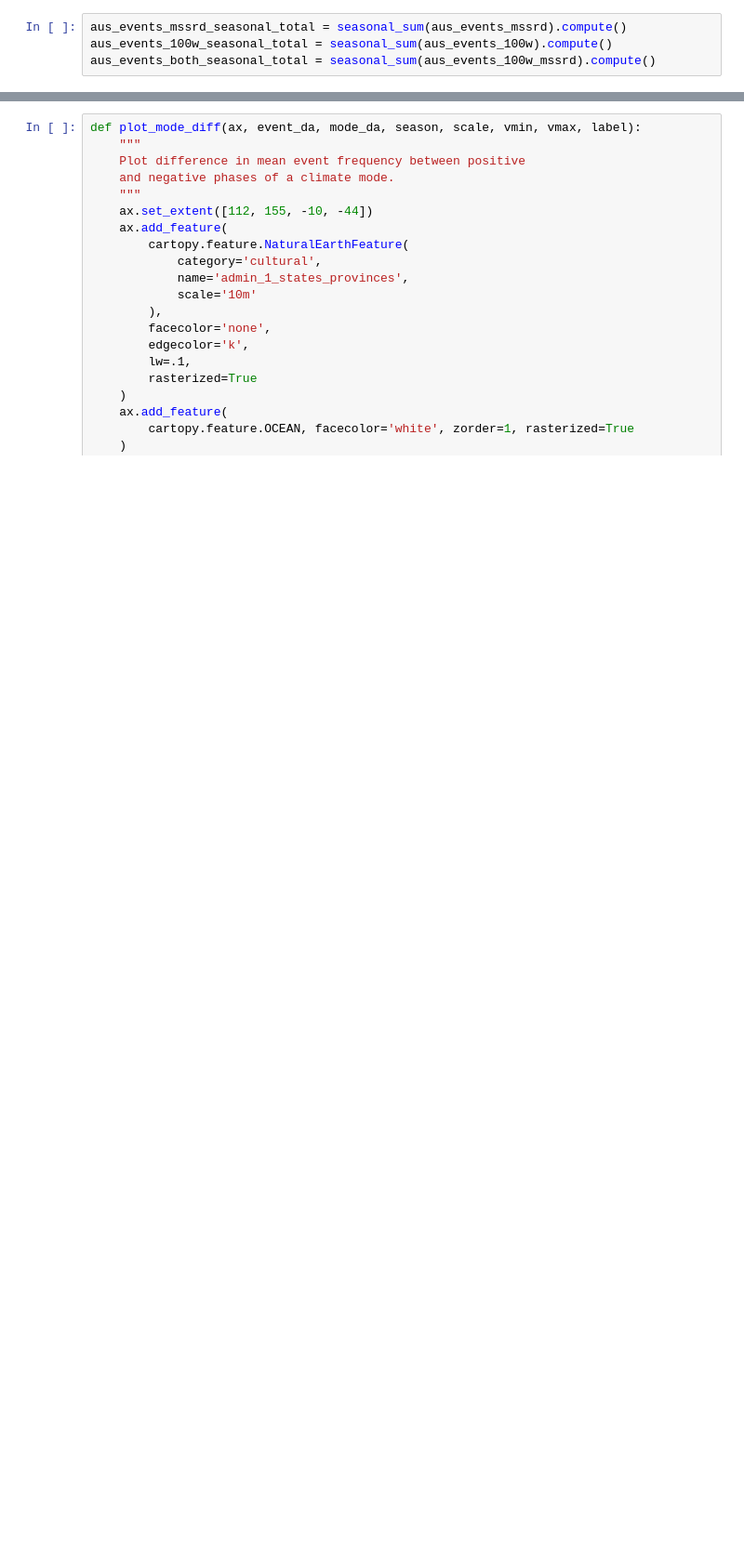
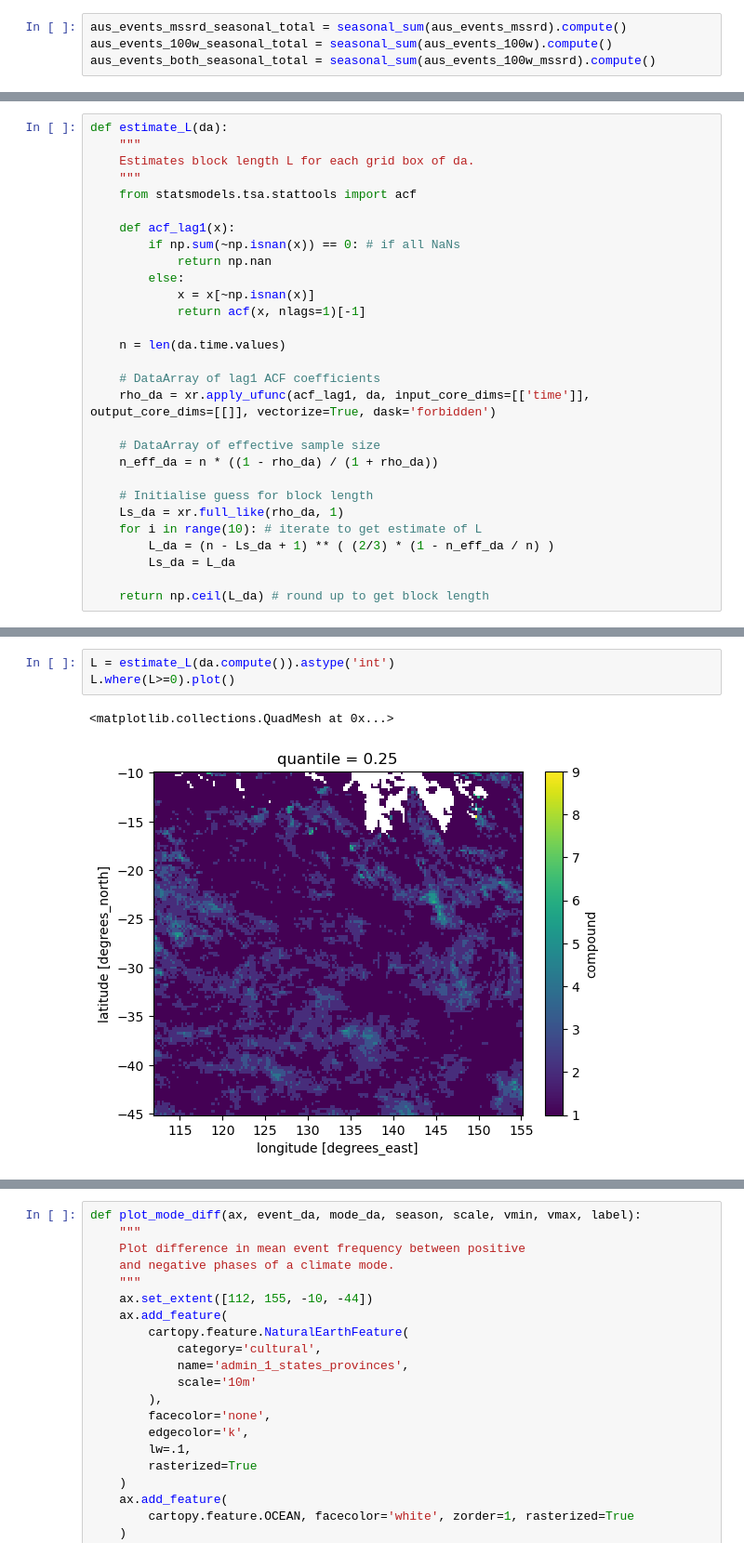
Before and after one commit to dougrichardson/Richardson_2023_energy, a Jupyter notebook: 2_drivers.ipynb, the cells around one changed output, grey strips where cells are left out. Shown at 93% size. Saved outputs shown, nothing was run; the diff lists cells and outputs as text; blank space fills up the shorter version.

```diff
--- a/2_drivers.ipynb
+++ b/2_drivers.ipynb
@@ -1108,0 +1122,29 @@ aus_events_both_seasonal_total = seasonal_sum(aus_events_100w_mssrd).compute()
+# %%
+def estimate_L(da):
+    """
+    Estimates block length L for each grid box of da.
+    """
+    from statsmodels.tsa.stattools import acf
+
+    def acf_lag1(x):
+        if np.sum(~np.isnan(x)) == 0: # if all NaNs
+            return np.nan
+        else:
+            x = x[~np.isnan(x)]
+            return acf(x, nlags=1)[-1]
+
+    n = len(da.time.values)
+
+    # DataArray of lag1 ACF coefficients
+    rho_da = xr.apply_ufunc(acf_lag1, da, input_core_dims=[['time']], output_core_dims=[[]], vectorize=True, dask='forbidden')
+
+    # DataArray of effective sample size
+    n_eff_da = n * ((1 - rho_da) / (1 + rho_da))
+
+    # Initialise guess for block length
+    Ls_da = xr.full_like(rho_da, 1)
+    for i in range(10): # iterate to get estimate of L
+        L_da = (n - Ls_da + 1) ** ( (2/3) * (1 - n_eff_da / n) )
+        Ls_da = L_da
+
+    return np.ceil(L_da) # round up to get block length
@@ -1108,0 +1196,6 @@ aus_events_both_seasonal_total = seasonal_sum(aus_events_100w_mssrd).compute()
+# %%
+L = estimate_L(da.compute()).astype('int')
+L.where(L>=0).plot()
+# %% [output]
+<matplotlib.collections.QuadMesh at 0x...>
+[figure, added]
```
Also changed, not shown: parts of 19 cells of this notebook.
